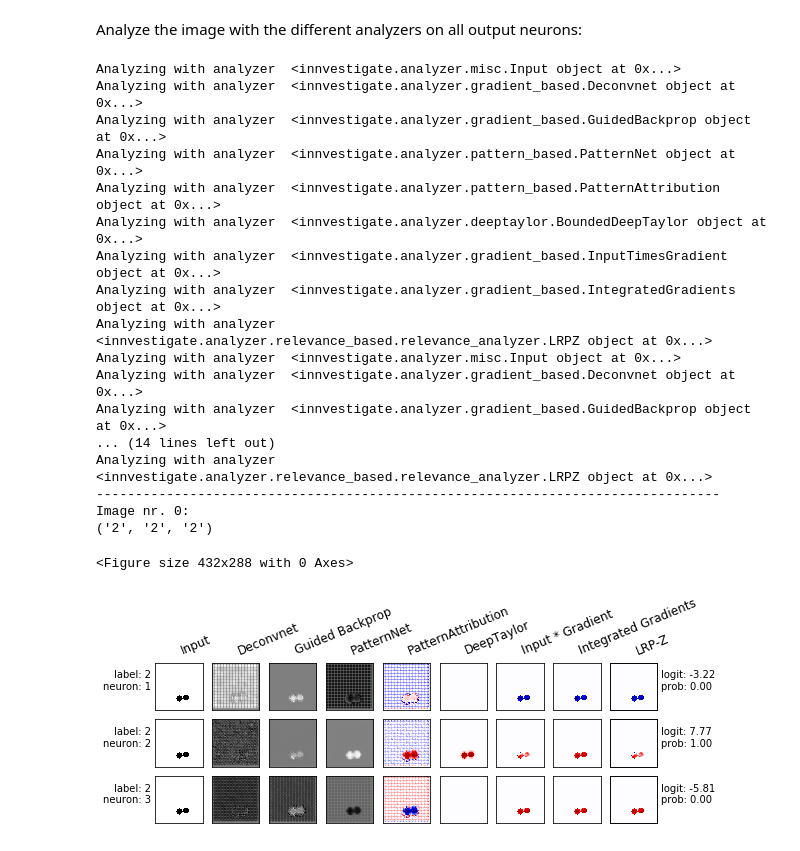
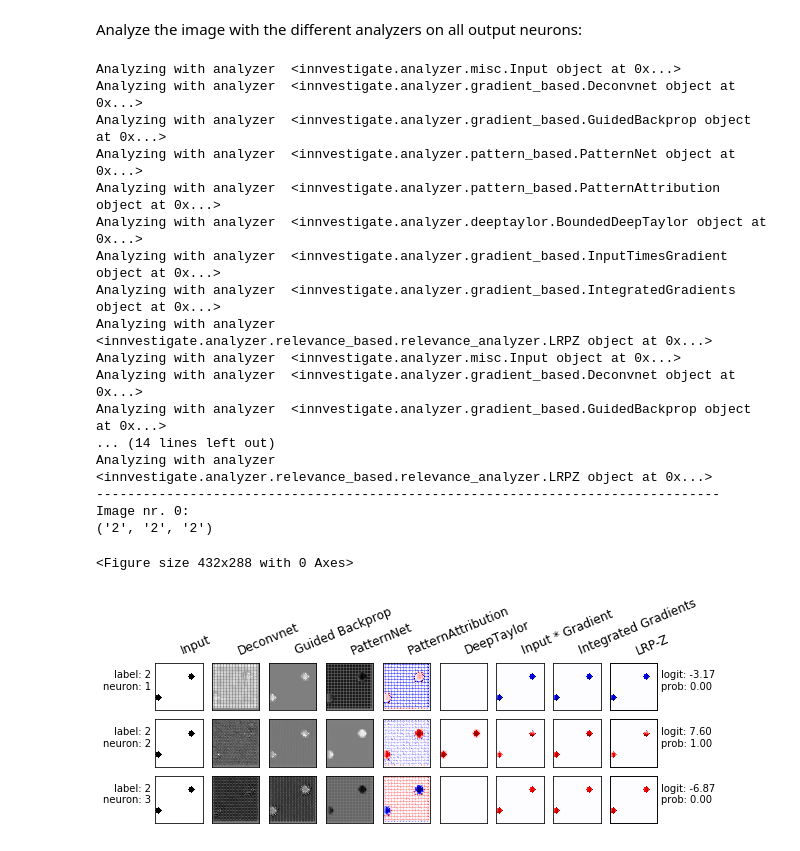
Before and after one commit to NLeSC/XAI, a Jupyter notebook: Software/CNNcountDemo/Model1SingleImageManyMethods.ipynb, the cells around one changed output. Drawn from its saved outputs; the diff is of its cells as text; code cells hidden in the pictures.

Commit message:
issue #53: fixed the index of the test image

```diff
--- a/Software/CNNcountDemo/Model1SingleImageManyMethods.ipynb
+++ b/Software/CNNcountDemo/Model1SingleImageManyMethods.ipynb
@@ -236,7 +236,7 @@ Analyzer lrp.z  doesn't exist! Creating and possibly Training and [Saving]...
 # %% [markdown]
 Analyze the image with the different analyzers on all output neurons:
 # %%
-test_image = list(zip(images_test[ind-1:ind], numerical_labels_test[ind-1:ind]-1))
+test_image = list(zip(images_test[ind:ind+1], numerical_labels_test[ind:ind+1]-1))
 label_to_class_name = [str(i+1) for i in range(num_classes)]
 
 for image_nr, (x, y) in enumerate(test_image):
@@ -281,31 +281,31 @@ for image_nr, (x, y) in enumerate(test_image):
     label, presm, prob, pred = zip(*text)
     print(label)
     row_labels_left = [('label: {}'.format(label[i]), 'neuron: {}'.format(pred[i])) for i in range(len(label))]
     row_labels_right = [('logit: {}'.format(presm[i]), 'prob: {}'.format(prob[i])) for i in range(len(label))]
     col_labels = [''.join(method[3]) for method in methods]
 
     # Plot the analysis.
     file_name = os.environ.get("PLOTFILENAME", None)
     if file_name is not None:
         file_name = ".".join(file_name.split(".")[:-1])+("_%i" % output_neuron)+file_name.split(".")[-1]
     eutils.plot_image_grid(grid, row_labels_left, row_labels_right, col_labels, file_name=file_name)
 # %% [output]
 Analyzing with analyzer  <innvestigate.analyzer.misc.Input object at 0x...>
 Analyzing with analyzer  <innvestigate.analyzer.gradient_based.Deconvnet object at 0x...>
 Analyzing with analyzer  <innvestigate.analyzer.gradient_based.GuidedBackprop object at 0x...>
 Analyzing with analyzer  <innvestigate.analyzer.pattern_based.PatternNet object at 0x...>
 Analyzing with analyzer  <innvestigate.analyzer.pattern_based.PatternAttribution object at 0x...>
 Analyzing with analyzer  <innvestigate.analyzer.deeptaylor.BoundedDeepTaylor object at 0x...>
 Analyzing with analyzer  <innvestigate.analyzer.gradient_based.InputTimesGradient object at 0x...>
 Analyzing with analyzer  <innvestigate.analyzer.gradient_based.IntegratedGradients object at 0x...>
 Analyzing with analyzer  <innvestigate.analyzer.relevance_based.relevance_analyzer.LRPZ object at 0x...>
 Analyzing with analyzer  <innvestigate.analyzer.misc.Input object at 0x...>
 Analyzing with analyzer  <innvestigate.analyzer.gradient_based.Deconvnet object at 0x...>
 Analyzing with analyzer  <innvestigate.analyzer.gradient_based.GuidedBackprop object at 0x...>
 ... (14 lines left out)
 Analyzing with analyzer  <innvestigate.analyzer.relevance_based.relevance_analyzer.LRPZ object at 0x...>
 --------------------------------------------------------------------------------
 Image nr. 0:
 ('2', '2', '2')
 <Figure size 432x288 with 0 Axes>
-[figure, old version]
+[figure, new version]
```
Also changed, not shown: parts of 4 cells of this notebook.
